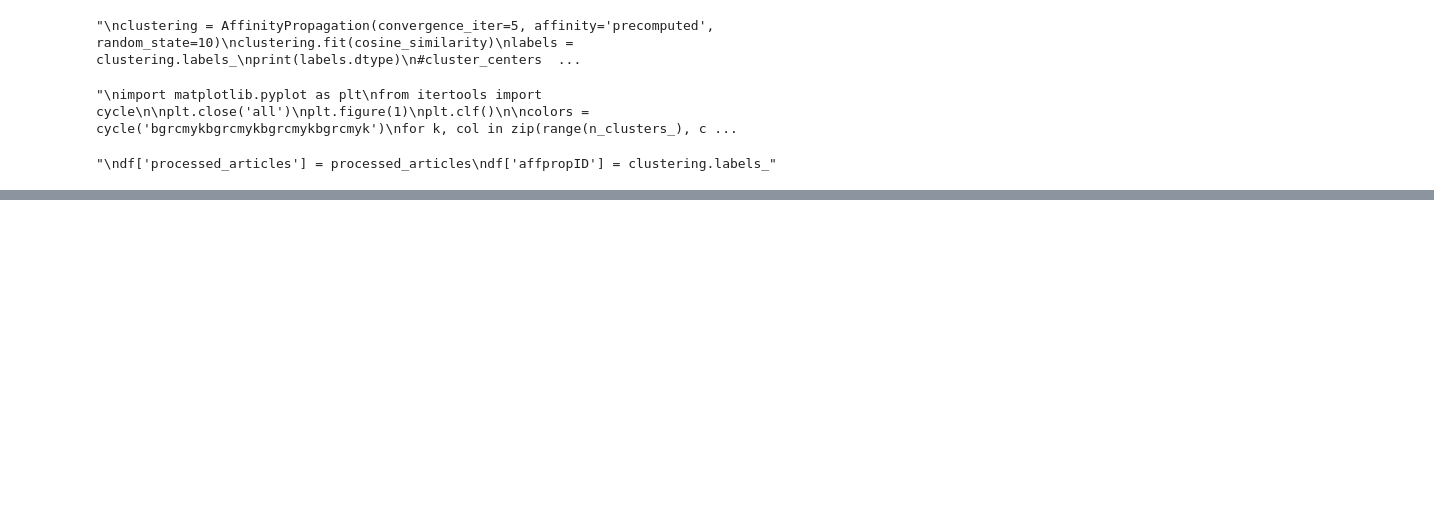
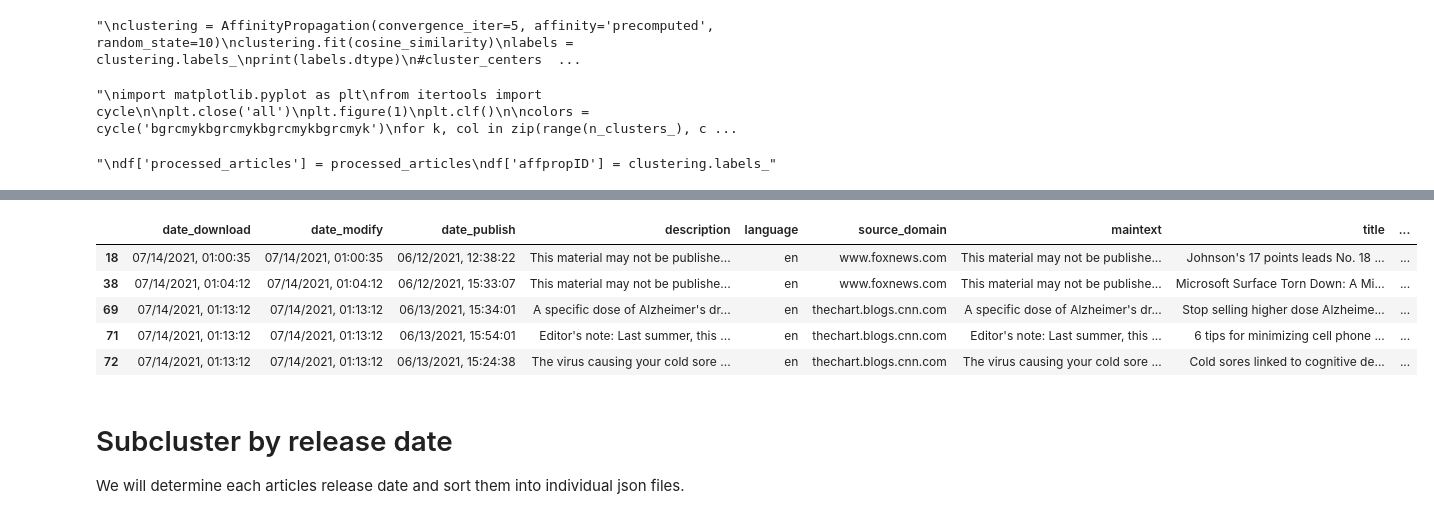
Before and after one commit to jonas-becker/automated-crawling-and-multi-level-clustering-of-news-articles, a Jupyter notebook: KMeans.ipynb, the cells around one changed output, grey strips where cells are left out. Saved outputs shown, nothing was run; the diff lists cells and outputs as text; code cells hidden in the pictures; blank space fills up the shorter version.

```diff
--- a/KMeans.ipynb
+++ b/KMeans.ipynb
@@ -180,4 +226,5 @@ print(distortions)
 print("The elbow point of the curve is: ")
 kneedle = KneeLocator(K, distortions, S=1.0, curve="convex", direction="decreasing")
 print(kneedle.knee_y)
+knee = kneedle.knee
 # %% [output]
@@ -252,0 +256,17 @@ plt.show()
+# %%
+# save the clusterIDs to the dataframe
+# minus 2 because we start checking with 2 clusters
+df["kMeans_ID"] = all_kmeans_models[knee-2].labels_
+
+df.head()
+# %% [output]
+|  | date_download | date_modify | date_publish | description | language | source_domain | maintext | title | ... |
+| 18 | 07/14/2021, 01:00:35 | 07/14/2021, 01:00:35 | 06/12/2021, 12:38:22 | This material may not be publishe... | en | www.foxnews.com | This material may not be publishe... | Johnson's 17 points leads No. 18 ... | ... |
+| 38 | 07/14/2021, 01:04:12 | 07/14/2021, 01:04:12 | 06/12/2021, 15:33:07 | This material may not be publishe... | en | www.foxnews.com | This material may not be publishe... | Microsoft Surface Torn Down: A Mi... | ... |
+| 69 | 07/14/2021, 01:13:12 | 07/14/2021, 01:13:12 | 06/13/2021, 15:34:01 | A specific dose of Alzheimer's dr... | en | thechart.blogs.cnn.com | A specific dose of Alzheimer's dr... | Stop selling higher dose Alzheime... | ... |
+| 71 | 07/14/2021, 01:13:12 | 07/14/2021, 01:13:12 | 06/13/2021, 15:54:01 | Editor's note: Last summer, this ... | en | thechart.blogs.cnn.com | Editor's note: Last summer, this ... | 6 tips for minimizing cell phone ... | ... |
+| 72 | 07/14/2021, 01:13:12 | 07/14/2021, 01:13:12 | 06/13/2021, 15:24:38 | The virus causing your cold sore ... | en | thechart.blogs.cnn.com | The virus causing your cold sore ... | Cold sores linked to cognitive de... | ... |
+# %% [markdown]
+# Subcluster by release date
+
+We will determine each articles release date and sort them into individual json files.
```
Also changed, not shown: parts of 19 cells of this notebook, 1 other file.
